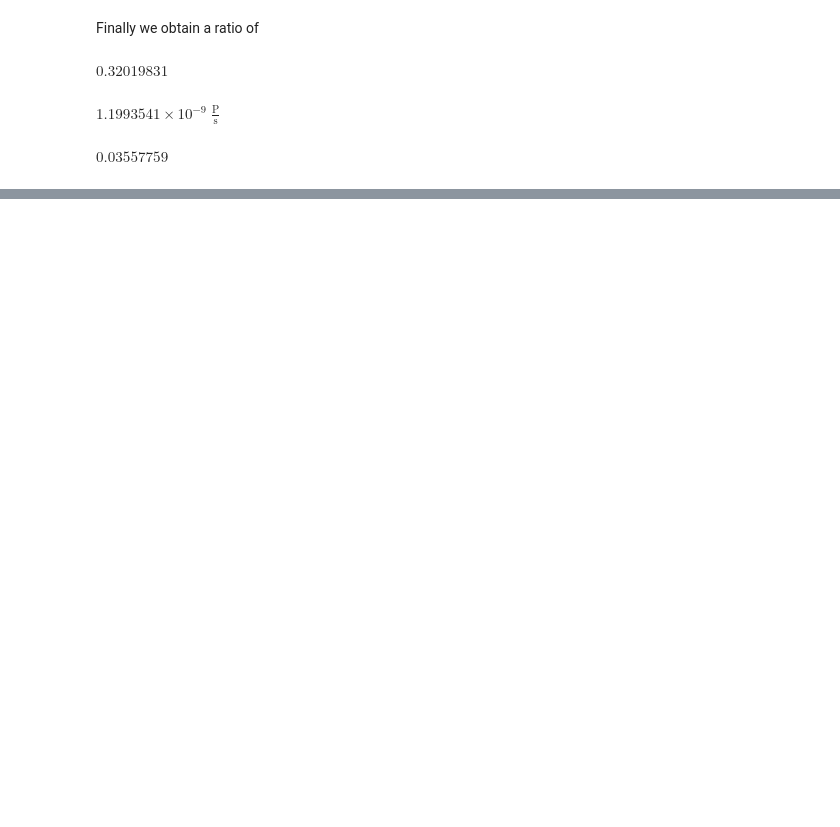
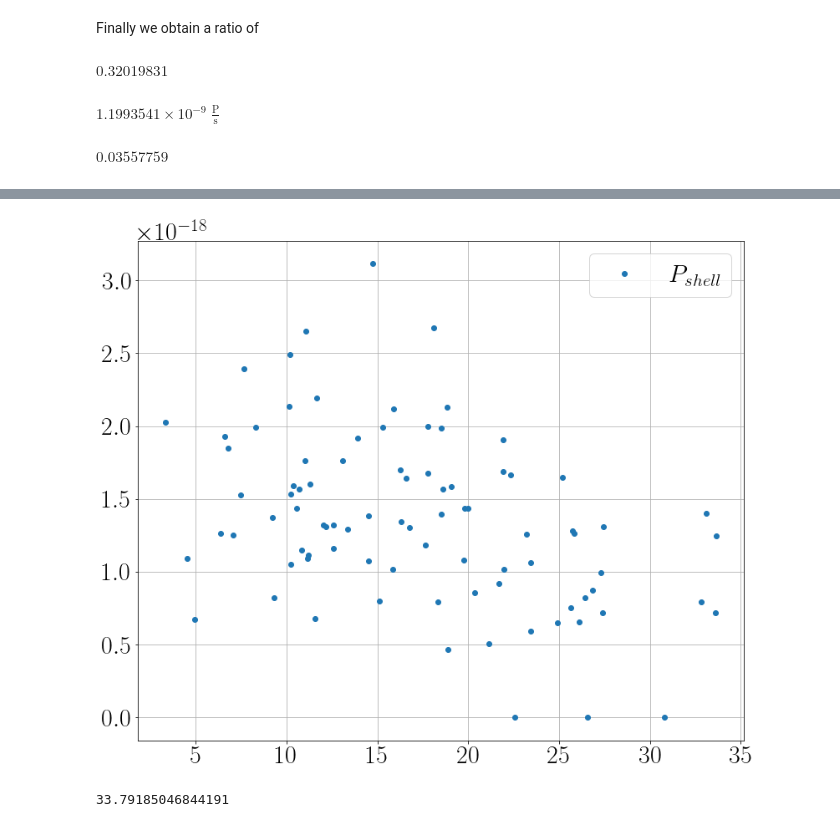
Before and after one commit to will-henney/globule-seminario, a Jupyter notebook: roberto-notebooks/parameters for the globules in M1-67.ipynb, the cells around one changed output, grey strips where cells are left out. Drawn from its saved outputs; the diff is of its cells as text; code cells hidden in the pictures; blank space fills up the shorter version.

```diff
--- a/roberto-notebooks/parameters for the globules in M1-67.ipynb
+++ b/roberto-notebooks/parameters for the globules in M1-67.ipynb
@@ -191,0 +220,3 @@ $2.117579 \; \mathrm{}$
+# %%
+l = 2*(df1['Rshell']*df1['Hshell'])**(1/2)*D*1.496e+13 #factor to converto to cm
+l #in cm
@@ -191,0 +242,3 @@ $2.117579 \; \mathrm{}$
+# %%
+EM = (df1['Bshell'])*(0.0137*4*np.pi)/(3.61E5*E)
+EM
@@ -191,0 +261,3 @@ $2.117579 \; \mathrm{}$
+# %%
+n_shell = (EM/(l))**(1/2)
+n_shell
@@ -191,0 +277,3 @@ $2.117579 \; \mathrm{}$
+# %%
+P_shell = 2*n_shell*m*c_s**2
+P_shell
@@ -191,0 +310,14 @@ $2.117579 \; \mathrm{}$
+# %%
+plt.plot(df1['Sep'],P_shell,'o',label = r'$P_{shell}$')
+#plt.plot(df1['Sep'],P_RAM,label=r'$P_{RAM}$')
+plt.legend()
+#plt.yscale('log')
+#plt.xlim(20,30)
+plt.grid()
+plt.show()
+# %% [output]
+[figure, added]
+# %%
+sum(df1['Bshell'])
+# %% [output]
+33.79185046844191
```
Also changed, not shown: parts of 24 cells of this notebook.
